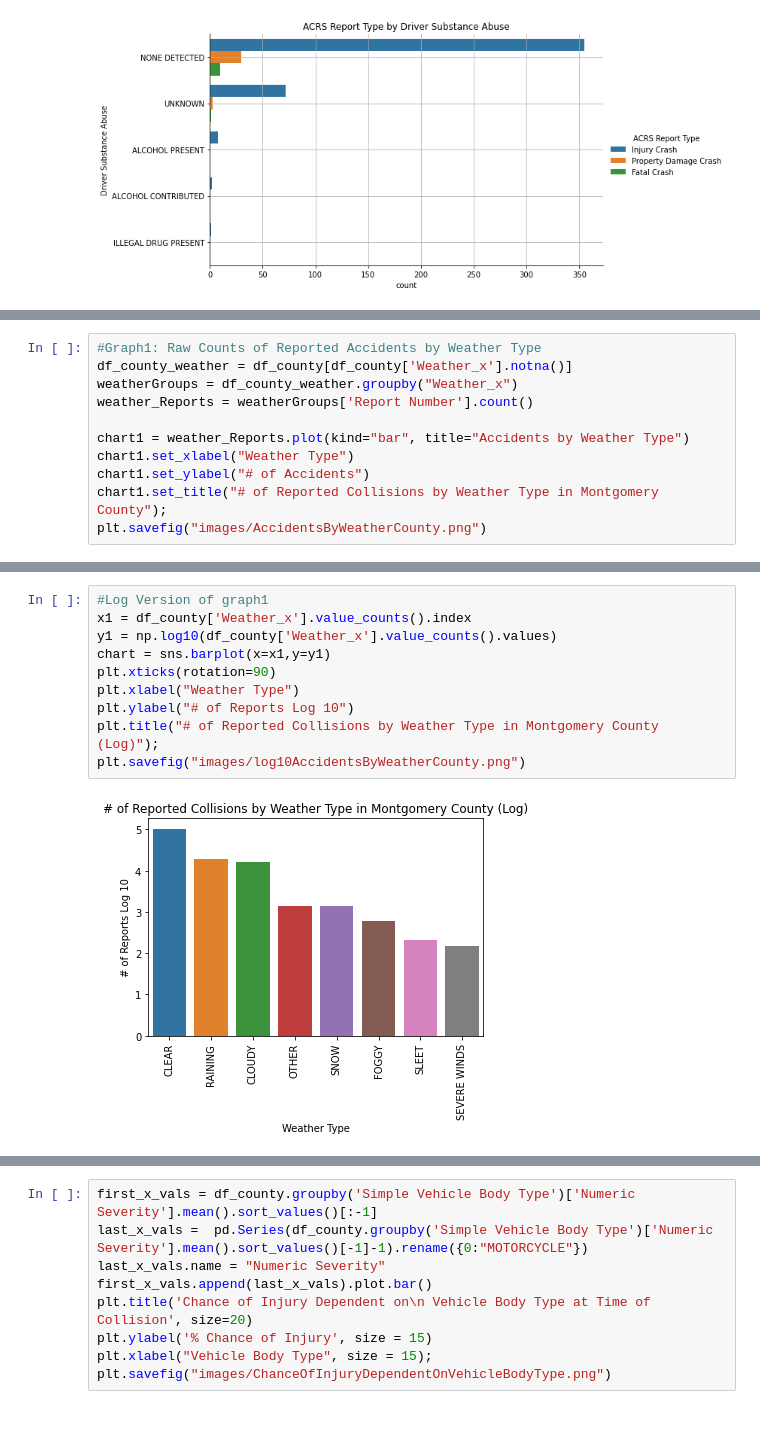
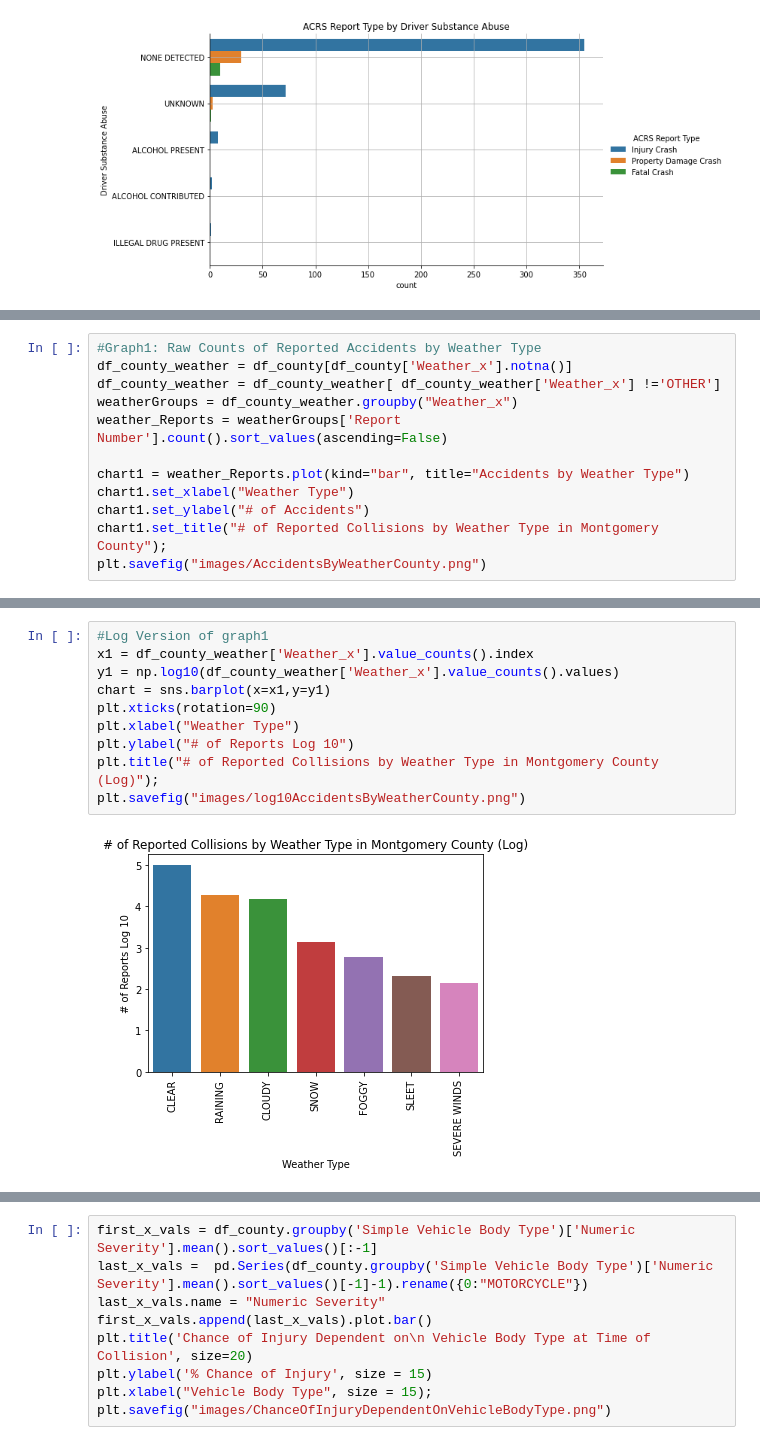
Before and after one commit to mattf4171/Montgomery-County-Collision-Analysis, a Jupyter notebook: analysis.ipynb, the cells around one changed output, grey strips where cells are left out. Cells and saved outputs as stored; diff of their text form.

```diff
--- a/analysis.ipynb
+++ b/analysis.ipynb
@@ -270,8 +278,9 @@ plt.savefig("images/Driver_Substance_Abuse.png")
 # %%
 #Graph1: Raw Counts of Reported Accidents by Weather Type
 df_county_weather = df_county[df_county['Weather_x'].notna()]
+df_county_weather = df_county_weather[ df_county_weather['Weather_x'] !='OTHER']
 weatherGroups = df_county_weather.groupby("Weather_x")
-weather_Reports = weatherGroups['Report Number'].count()
+weather_Reports = weatherGroups['Report Number'].count().sort_values(ascending=False)
 
 chart1 = weather_Reports.plot(kind="bar", title="Accidents by Weather Type")
 chart1.set_xlabel("Weather Type")
@@ -283,12 +294,12 @@ plt.savefig("images/AccidentsByWeatherCounty.png")
 # %%
 #Log Version of graph1
-x1 = df_county['Weather_x'].value_counts().index
-y1 = np.log10(df_county['Weather_x'].value_counts().values)
+x1 = df_county_weather['Weather_x'].value_counts().index
+y1 = np.log10(df_county_weather['Weather_x'].value_counts().values)
 chart = sns.barplot(x=x1,y=y1)
 plt.xticks(rotation=90)
 plt.xlabel("Weather Type")
 plt.ylabel("# of Reports Log 10")
 plt.title("# of Reported Collisions by Weather Type in Montgomery County (Log)");
 plt.savefig("images/log10AccidentsByWeatherCounty.png")
 # %% [output]
-[figure, old version]
+[figure, new version]
```
Also changed, not shown: parts of 13 cells of this notebook.
